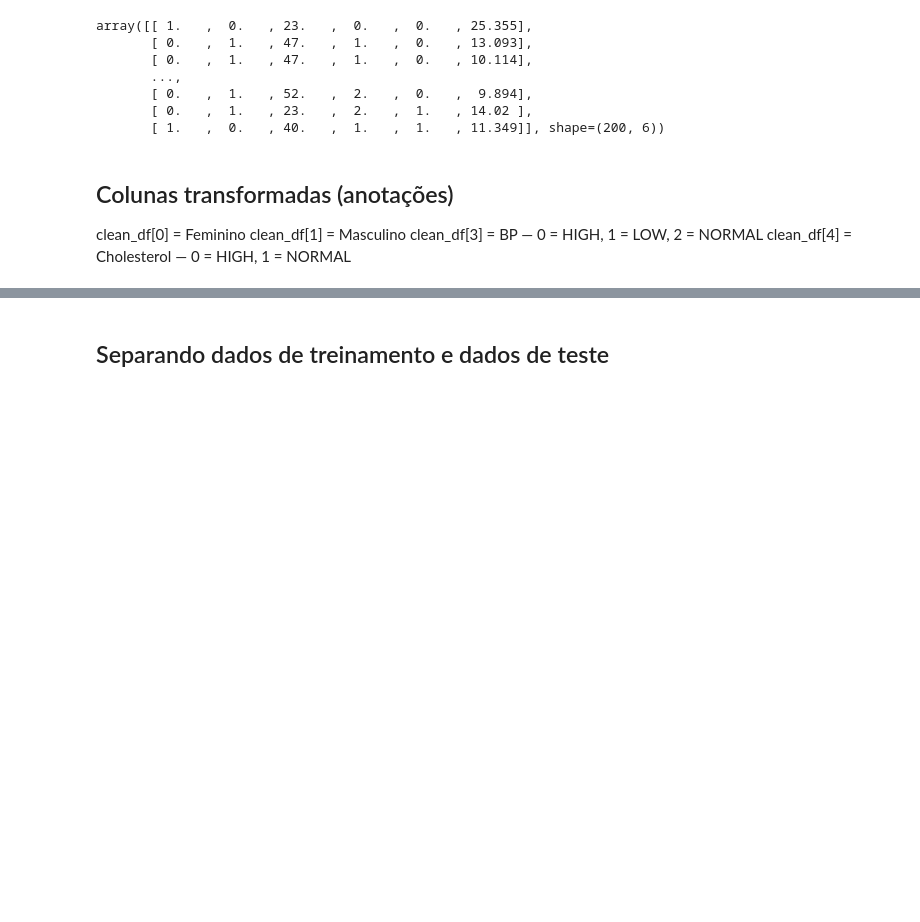
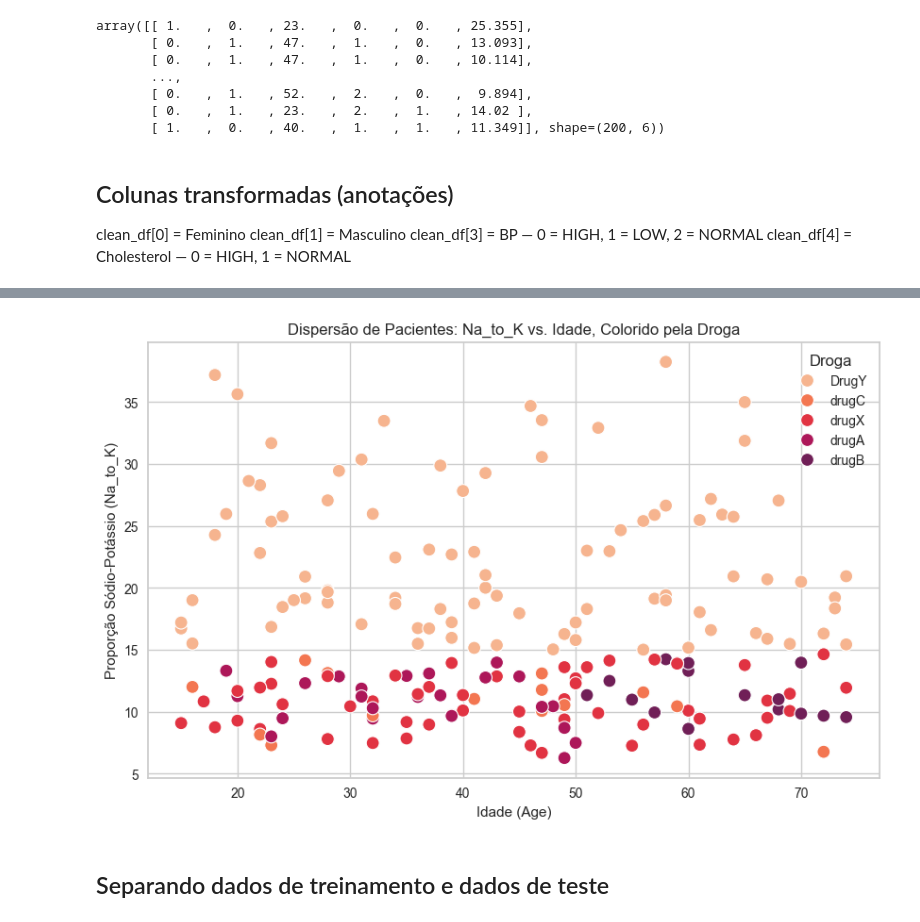
Before and after one commit to jheni1e/IA-Machine-Learning, a Jupyter notebook: 08. Drugs Classification.ipynb, the cells around one changed output, grey strips where cells are left out. Cells and saved outputs as stored; diff of their text form; code cells hidden in the pictures; blank space fills up the shorter version.

```diff
--- a/08. Drugs Classification.ipynb
+++ b/08. Drugs Classification.ipynb
@@ -117,3 +141,14 @@ clean_df[4] = Cholesterol — 0 = HIGH, 1 = NORMAL
+# %%
+plt.figure(figsize=(10, 6))
+sns.scatterplot(x='Age', y='Na_to_K', hue='Drug', data=df, s=100)
+plt.title('Dispersão de Pacientes: Na_to_K vs. Idade, Colorido pela Droga')
+plt.xlabel('Idade (Age)')
+plt.ylabel('Proporção Sódio-Potássio (Na_to_K)')
+plt.legend(title='Droga')
+plt.grid(True)
+plt.savefig('drug200_scatter_plot.png')
+# %% [output]
+[figure, added]
 # %% [markdown]
 ## Separando dados de treinamento e dados de teste
 # %%
```
Also changed, not shown: parts of 13 cells of this notebook, 2 other files.
